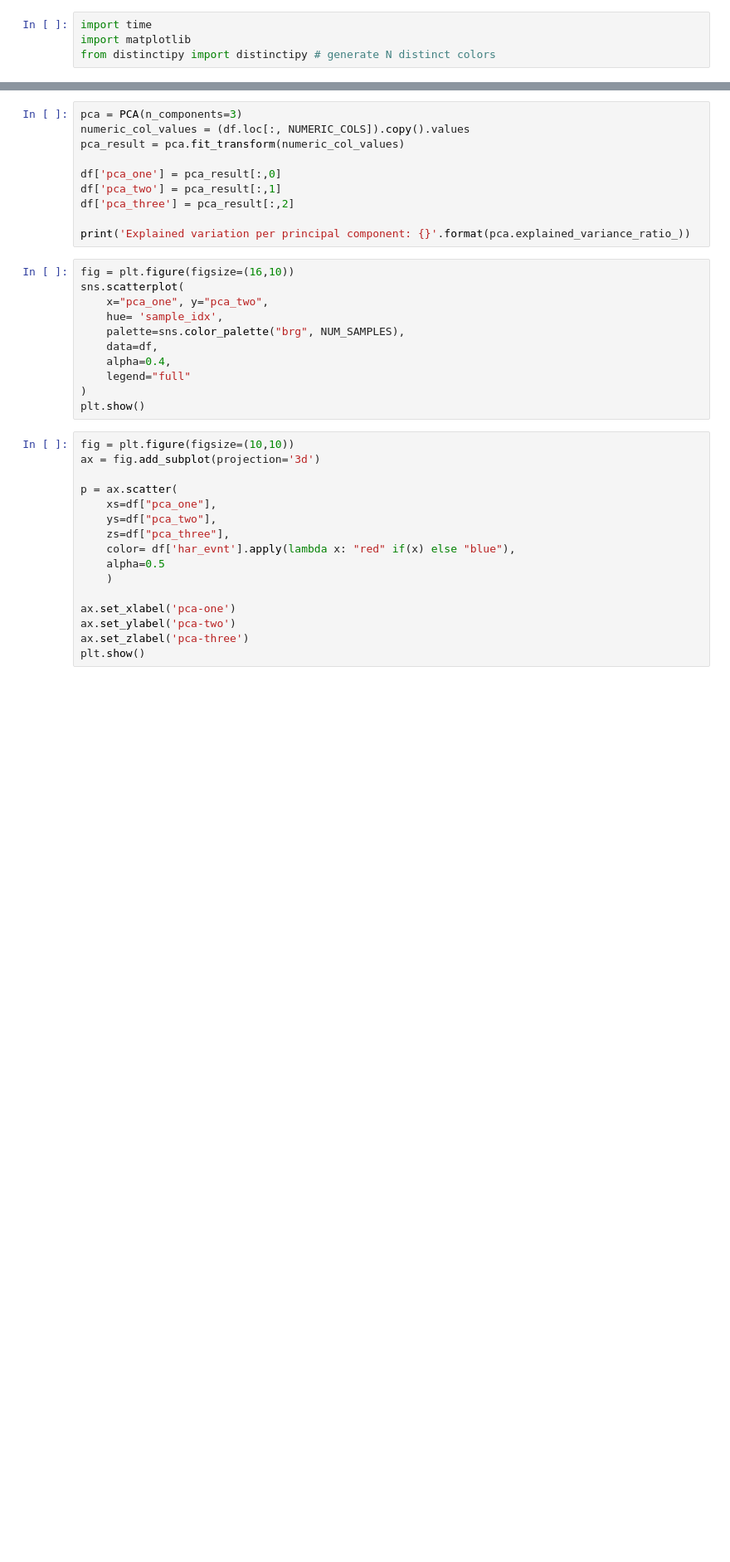
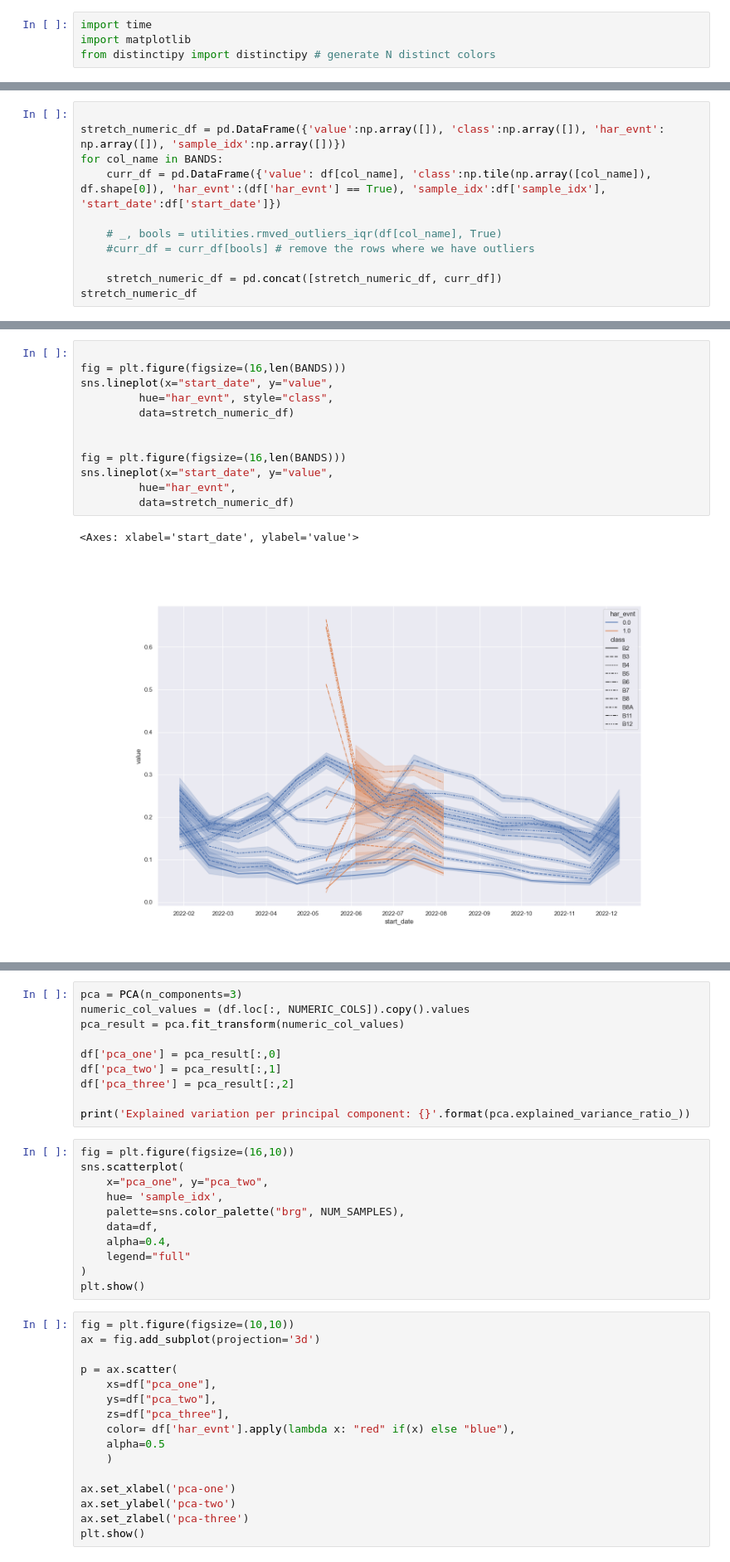
Before and after one commit to ta0a2000t/NASA_Harvest_repo, a Jupyter notebook: Harvest_Event_Detec/harvest_event_detec/learning_about_data.ipynb, the cells around one changed output, grey strips where cells are left out. Shown at 83% size. Cells and saved outputs as stored; diff of their text form; blank space fills up the shorter version.

```diff
--- a/Harvest_Event_Detec/harvest_event_detec/learning_about_data.ipynb
+++ b/Harvest_Event_Detec/harvest_event_detec/learning_about_data.ipynb
@@ -48,0 +148,11 @@ sns.boxplot(data=stretch_numeric_df, x="value", y="class", hue="har_evnt")
+# %%
+
+stretch_numeric_df = pd.DataFrame({'value':np.array([]), 'class':np.array([]), 'har_evnt': np.array([]), 'sample_idx':np.array([])})
+for col_name in BANDS:
+    curr_df = pd.DataFrame({'value': df[col_name], 'class':np.tile(np.array([col_name]), df.shape[0]), 'har_evnt':(df['har_evnt'] == True), 'sample_idx':df['sample_idx'], 'start_date':df['start_date']})
+
+    # _, bools = utilities.rmved_outliers_iqr(df[col_name], True)
+    #curr_df = curr_df[bools] # remove the rows where we have outliers
+
+    stretch_numeric_df = pd.concat([stretch_numeric_df, curr_df])
+stretch_numeric_df
@@ -48,0 +173,15 @@ sns.boxplot(data=stretch_numeric_df, x="value", y="class", hue="har_evnt")
+# %%
+
+fig = plt.figure(figsize=(16,len(BANDS)))
+sns.lineplot(x="start_date", y="value",
+         hue="har_evnt", style="class",
+         data=stretch_numeric_df)
+
+
+fig = plt.figure(figsize=(16,len(BANDS)))
+sns.lineplot(x="start_date", y="value",
+         hue="har_evnt",
+         data=stretch_numeric_df)
+# %% [output]
+<Axes: xlabel='start_date', ylabel='value'>
+[figure, added]
```
Also changed, not shown: parts of 27 cells of this notebook, 13 other files.
